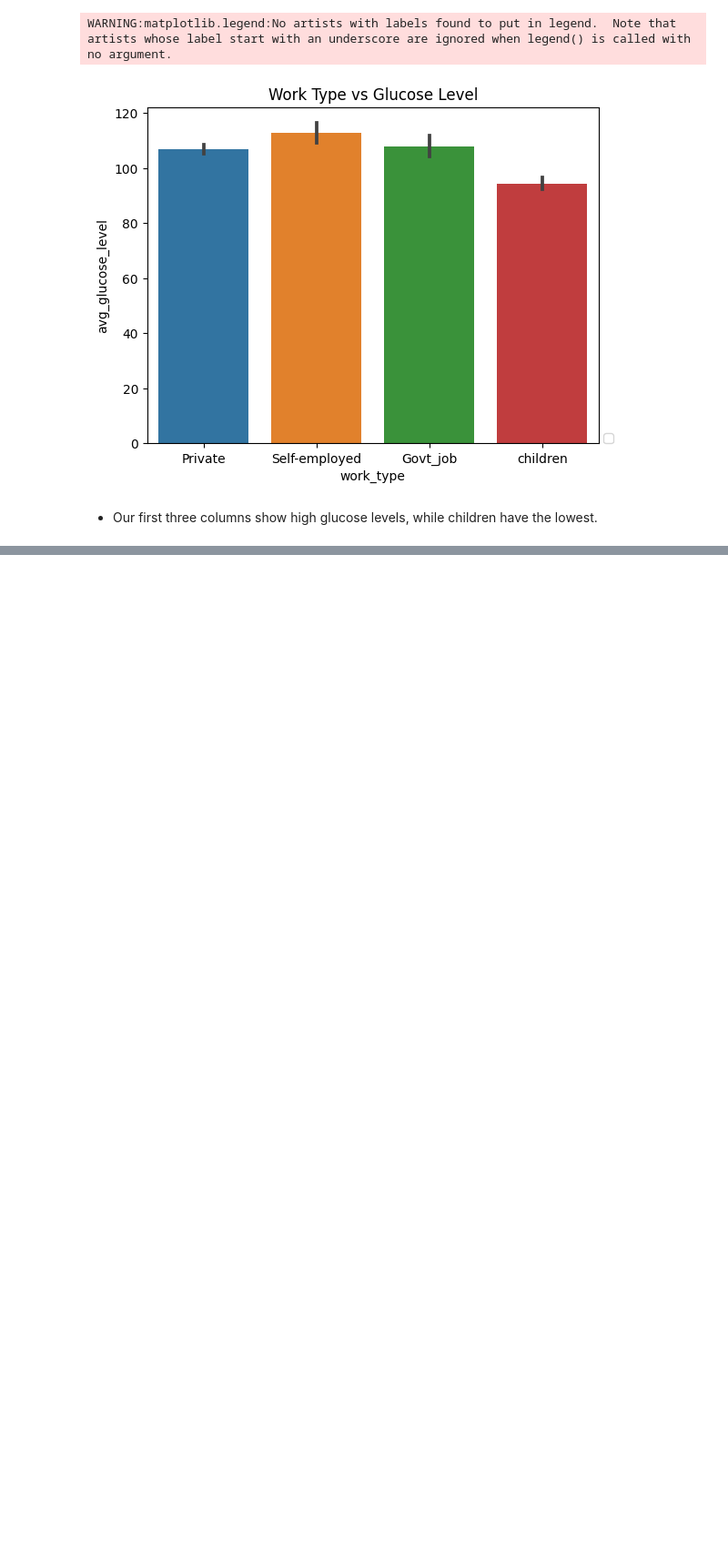
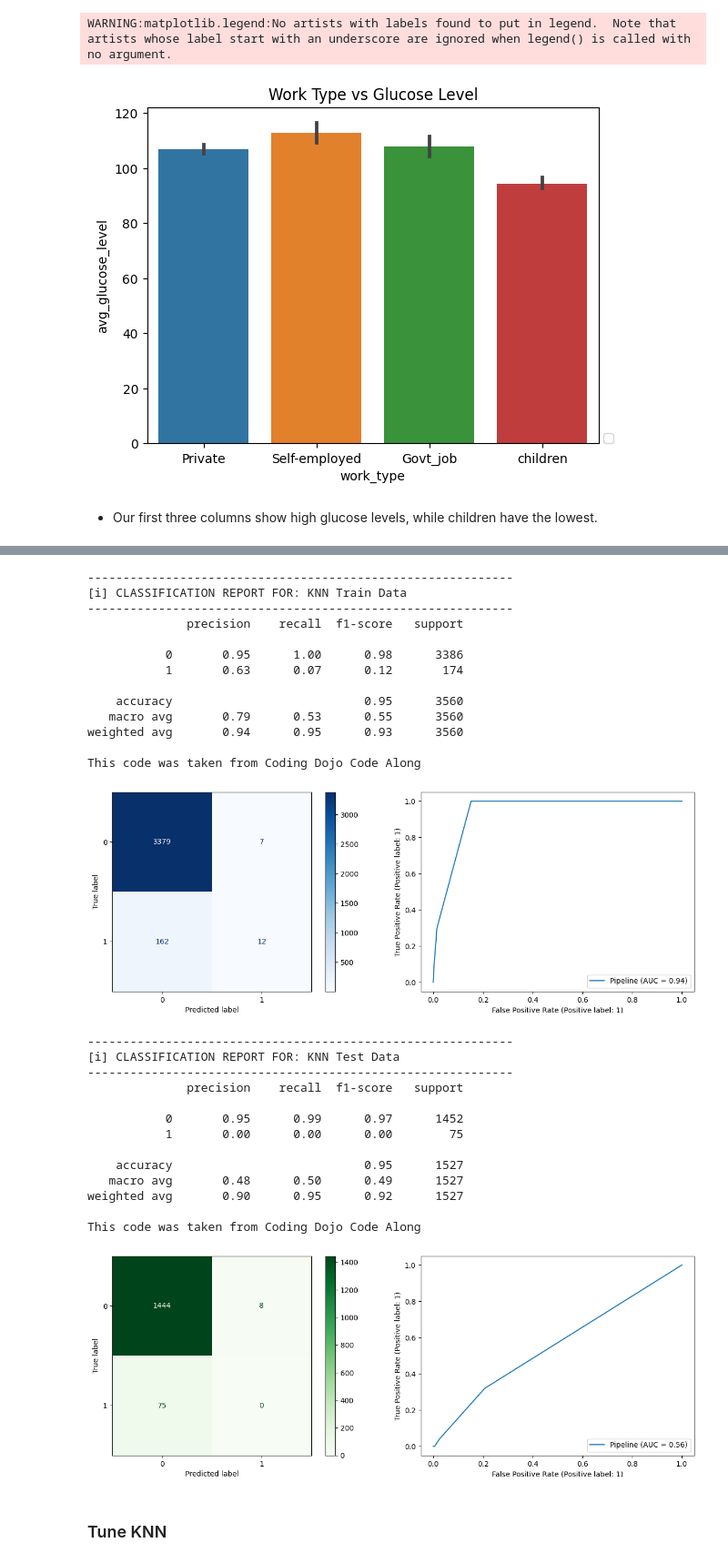
Before and after one commit to tjbingamon/Stroke-Prediction-Dataset, a Jupyter notebook: Stroke_Prediction.ipynb, the cells around one changed output, grey strips where cells are left out. Shown at 91% size. Drawn from its saved outputs; the diff is of its cells as text; code cells hidden in the pictures; blank space fills up the shorter version.

```diff
--- a/Stroke_Prediction.ipynb
+++ b/Stroke_Prediction.ipynb
@@ -400,0 +424,2 @@ WARNING:matplotlib.legend:No artists with labels found to put in legend.  Note t
+# %%
+df.drop(['age', 'bmi'], axis=1, inplace=True)
@@ -400,0 +484,12 @@ WARNING:matplotlib.legend:No artists with labels found to put in legend.  Note t
+# %%
+scaler = StandardScaler()
+ohe = OneHotEncoder(sparse=False, handle_unknown='ignore')
+
+num_selector = make_column_selector(dtype_include='number')
+cat_selector = make_column_selector(dtype_include='object')
+
+num_tuple = (scaler, num_selector)
+cat_tuple = (ohe, cat_selector)
+
+preprocessor = make_column_transformer(num_tuple, cat_tuple, remainder='drop')
+preprocessor
@@ -400,0 +513,5 @@ WARNING:matplotlib.legend:No artists with labels found to put in legend.  Note t
+# %%
+X = df.drop(columns='stroke')
+y = df['stroke']
+
+X_train, X_test, y_train, y_test = train_test_split(X, y, stratify=y, test_size=0.3, random_state=42)
@@ -400,0 +520,5 @@ WARNING:matplotlib.legend:No artists with labels found to put in legend.  Note t
+# %%
+knn = KNeighborsClassifier()
+
+knn_pipe = make_pipeline(preprocessor, knn)
+knn_pipe.fit(X_train, y_train)
@@ -400,0 +535,40 @@ WARNING:matplotlib.legend:No artists with labels found to put in legend.  Note t
+# %%
+# Probability Report
+probability_report_matrix(knn_pipe, X_train, y_train, label='KNN Train Data',
+                             figsize=(15,5), normalize= None,
+                             cmap='Blues', thresh=.5)
+
+probability_report_matrix(knn_pipe, X_test, y_test, label='KNN Test Data',
+                             figsize=(15,5), normalize= None,
+                             cmap='Greens', thresh=.5)
+# %% [output]
+------------------------------------------------------------
+[i] CLASSIFICATION REPORT FOR: KNN Train Data
+------------------------------------------------------------
+              precision    recall  f1-score   support
+
+           0       0.95      1.00      0.98      3386
+           1       0.63      0.07      0.12       174
+
+    accuracy                           0.95      3560
+   macro avg       0.79      0.53      0.55      3560
+weighted avg       0.94      0.95      0.93      3560
+
+This code was taken from Coding Dojo Code Along
+[figure, added]
+------------------------------------------------------------
+[i] CLASSIFICATION REPORT FOR: KNN Test Data
+------------------------------------------------------------
+              precision    recall  f1-score   support
+
+           0       0.95      0.99      0.97      1452
+           1       0.00      0.00      0.00        75
+
+    accuracy                           0.95      1527
+   macro avg       0.48      0.50      0.49      1527
+weighted avg       0.90      0.95      0.92      1527
+
+This code was taken from Coding Dojo Code Along
+[figure, added]
+# %% [markdown]
+### Tune KNN
```
Also changed, not shown: parts of 100 cells of this notebook.
